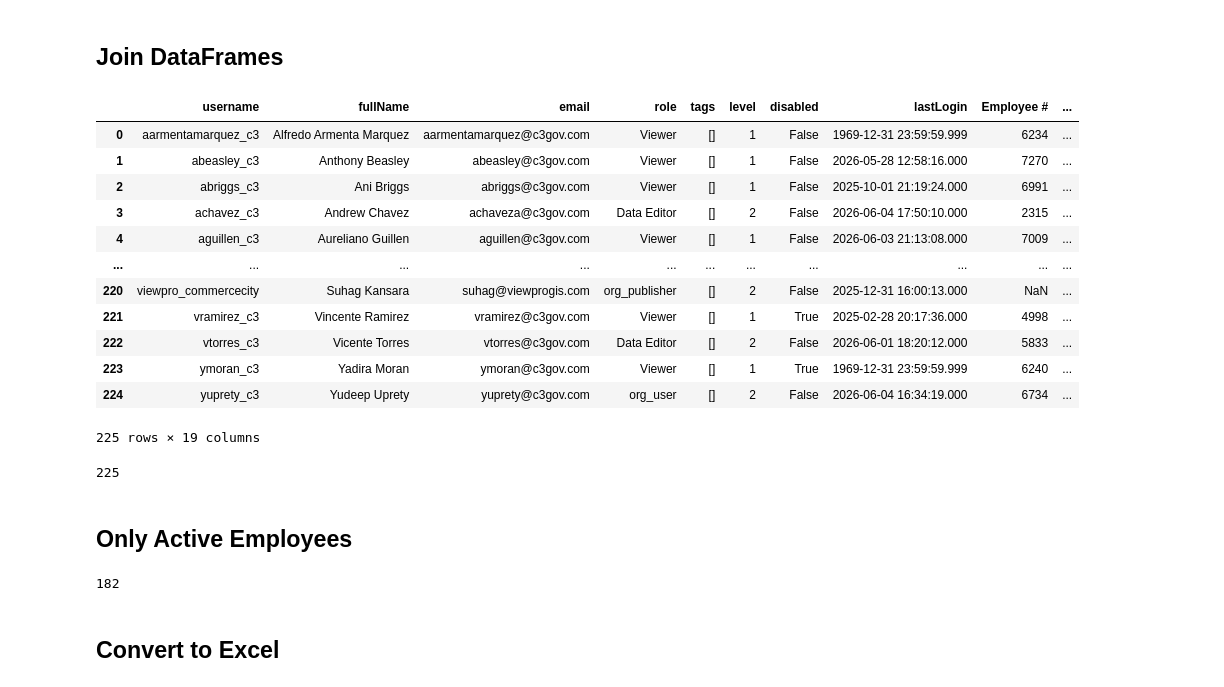
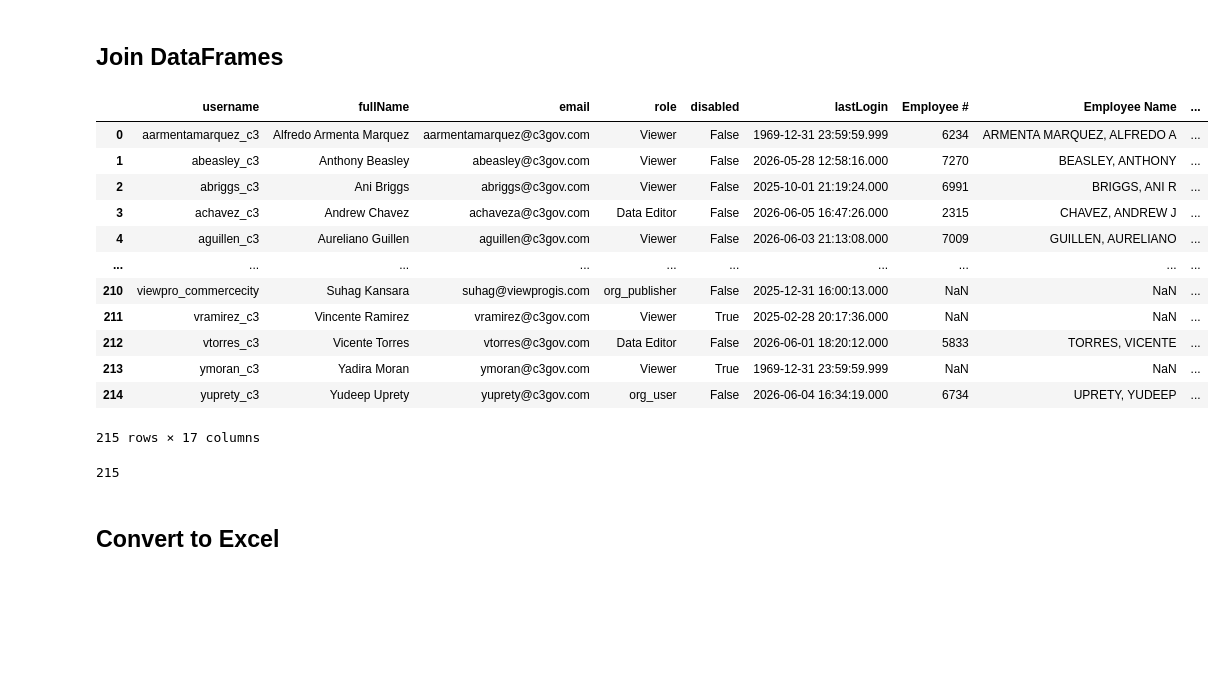
Before and after one commit to andersolson/Python-ArcGIS, a Jupyter notebook: arc-python-api/content-management/report-all-users.ipynb, the cells around one changed output. Saved outputs shown, nothing was run; the diff lists cells and outputs as text; code cells hidden in the pictures; blank space fills up the shorter version.

Commit message:
changes to reports to read easier
changes to reports to read easier

```diff
--- a/arc-python-api/content-management/report-all-users.ipynb
+++ b/arc-python-api/content-management/report-all-users.ipynb
@@ -33,8 +33,6 @@ for user in all_users:
         "fullName": user.fullName,
         "email": user.email,
         "role": user.role,
-        "tags": user.tags,
-        "level": user.level,
         "disabled": user.disabled,
         "lastLogin": user.lastLogin})
 # %% [markdown]
@@ -67,7 +65,8 @@ df.to_excel(r'C:\Users\is_olson\Documents\Projects\SSO_Update\agol_user_report.x
 # %% [markdown]
 ## Convert City Employee Status Report
 # %%
-df2 = pd.read_excel(r"C:\Users\is_olson\Documents\Projects\SSO_Update\all_city_users_report.xlsx")
+# Read David's report to a dataframe
+df2 = pd.read_excel(r"C:\Users\is_olson\Documents\Projects\SSO_Update\data_2.xlsx")
 df2.head()
 # %% [output]
 |  | Employee # | Employee Name | Position Number Title | Department | Division | Empoyment Type | PrimaryJob | ... |
@@ -79,5 +78,8 @@ df2.head()
 # %%
 # Change email case to lower
 df2['Email'] = df2['Email'].str.lower()
+# %%
+# Only active employees
+active_employees = df2[df2['Status'] == 'Active']
 # %%
 # Export dataframe back to excel for reference
@@ -86,33 +88,26 @@ df2.to_excel(r'C:\Users\is_olson\Documents\Projects\SSO_Update\all_city_users_re
 ## Join DataFrames
 # %%
 # Join df and df2 using common email field
-merged = df.merge(df2, left_on='email', right_on='Email', how='left')
+merged = df.merge(active_employees, left_on='email', right_on='Email', how='left')
 display(merged)
 # %% [output]
-|  | username | fullName | email | role | tags | level | disabled | lastLogin | Employee # | ... |
-| 0 | aarmentamarquez_c3 | Alfredo Armenta Marquez | aarmentamarquez@c3gov.com | Viewer | [] | 1 | False | 1969-12-31 23:59:59.999 | 6234 | ... |
-| 1 | abeasley_c3 | Anthony Beasley | abeasley@c3gov.com | Viewer | [] | 1 | False | 2026-05-28 12:58:16.000 | 7270 | ... |
-| 2 | abriggs_c3 | Ani Briggs | abriggs@c3gov.com | Viewer | [] | 1 | False | 2025-10-01 21:19:24.000 | 6991 | ... |
-| 3 | achavez_c3 | Andrew Chavez | achaveza@c3gov.com | Data Editor | [] | 2 | False | 2026-06-04 17:50:10.000 | 2315 | ... |
-| 4 | aguillen_c3 | Aureliano Guillen | aguillen@c3gov.com | Viewer | [] | 1 | False | 2026-06-03 21:13:08.000 | 7009 | ... |
-| ... | ... | ... | ... | ... | ... | ... | ... | ... | ... | ... |
-| 220 | viewpro_commercecity | Suhag Kansara | suhag@viewprogis.com | org_publisher | [] | 2 | False | 2025-12-31 16:00:13.000 | NaN | ... |
-| 221 | vramirez_c3 | Vincente Ramirez | vramirez@c3gov.com | Viewer | [] | 1 | True | 2025-02-28 20:17:36.000 | 4998 | ... |
-| 222 | vtorres_c3 | Vicente Torres | vtorres@c3gov.com | Data Editor | [] | 2 | False | 2026-06-01 18:20:12.000 | 5833 | ... |
-| 223 | ymoran_c3 | Yadira Moran | ymoran@c3gov.com | Viewer | [] | 1 | True | 1969-12-31 23:59:59.999 | 6240 | ... |
-| 224 | yuprety_c3 | Yudeep Uprety | yuprety@c3gov.com | org_user | [] | 2 | False | 2026-06-04 16:34:19.000 | 6734 | ... |
+|  | username | fullName | email | role | disabled | lastLogin | Employee # | Employee Name | ... |
+| 0 | aarmentamarquez_c3 | Alfredo Armenta Marquez | aarmentamarquez@c3gov.com | Viewer | False | 1969-12-31 23:59:59.999 | 6234 | ARMENTA MARQUEZ, ALFREDO A | ... |
+| 1 | abeasley_c3 | Anthony Beasley | abeasley@c3gov.com | Viewer | False | 2026-05-28 12:58:16.000 | 7270 | BEASLEY, ANTHONY | ... |
+| 2 | abriggs_c3 | Ani Briggs | abriggs@c3gov.com | Viewer | False | 2025-10-01 21:19:24.000 | 6991 | BRIGGS, ANI R | ... |
+| 3 | achavez_c3 | Andrew Chavez | achaveza@c3gov.com | Data Editor | False | 2026-06-05 16:47:26.000 | 2315 | CHAVEZ, ANDREW J | ... |
+| 4 | aguillen_c3 | Aureliano Guillen | aguillen@c3gov.com | Viewer | False | 2026-06-03 21:13:08.000 | 7009 | GUILLEN, AURELIANO | ... |
+| ... | ... | ... | ... | ... | ... | ... | ... | ... | ... |
+| 210 | viewpro_commercecity | Suhag Kansara | suhag@viewprogis.com | org_publisher | False | 2025-12-31 16:00:13.000 | NaN | NaN | ... |
+| 211 | vramirez_c3 | Vincente Ramirez | vramirez@c3gov.com | Viewer | True | 2025-02-28 20:17:36.000 | NaN | NaN | ... |
+| 212 | vtorres_c3 | Vicente Torres | vtorres@c3gov.com | Data Editor | False | 2026-06-01 18:20:12.000 | 5833 | TORRES, VICENTE | ... |
+| 213 | ymoran_c3 | Yadira Moran | ymoran@c3gov.com | Viewer | True | 1969-12-31 23:59:59.999 | NaN | NaN | ... |
+| 214 | yuprety_c3 | Yudeep Uprety | yuprety@c3gov.com | org_user | False | 2026-06-04 16:34:19.000 | 6734 | UPRETY, YUDEEP | ... |
-225 rows × 19 columns
+215 rows × 17 columns
 # %%
 len(merged)
 # %% [output]
-225
+215
-# %% [markdown]
-## Only Active Employees
-# %%
-active_employees = merged[merged['Status'] == 'Active']
-len(active_employees)
-# %% [output]
-182
 # %% [markdown]
 ## Convert to Excel
 # %%
```
Also changed, not shown: parts of 5 cells of this notebook.
